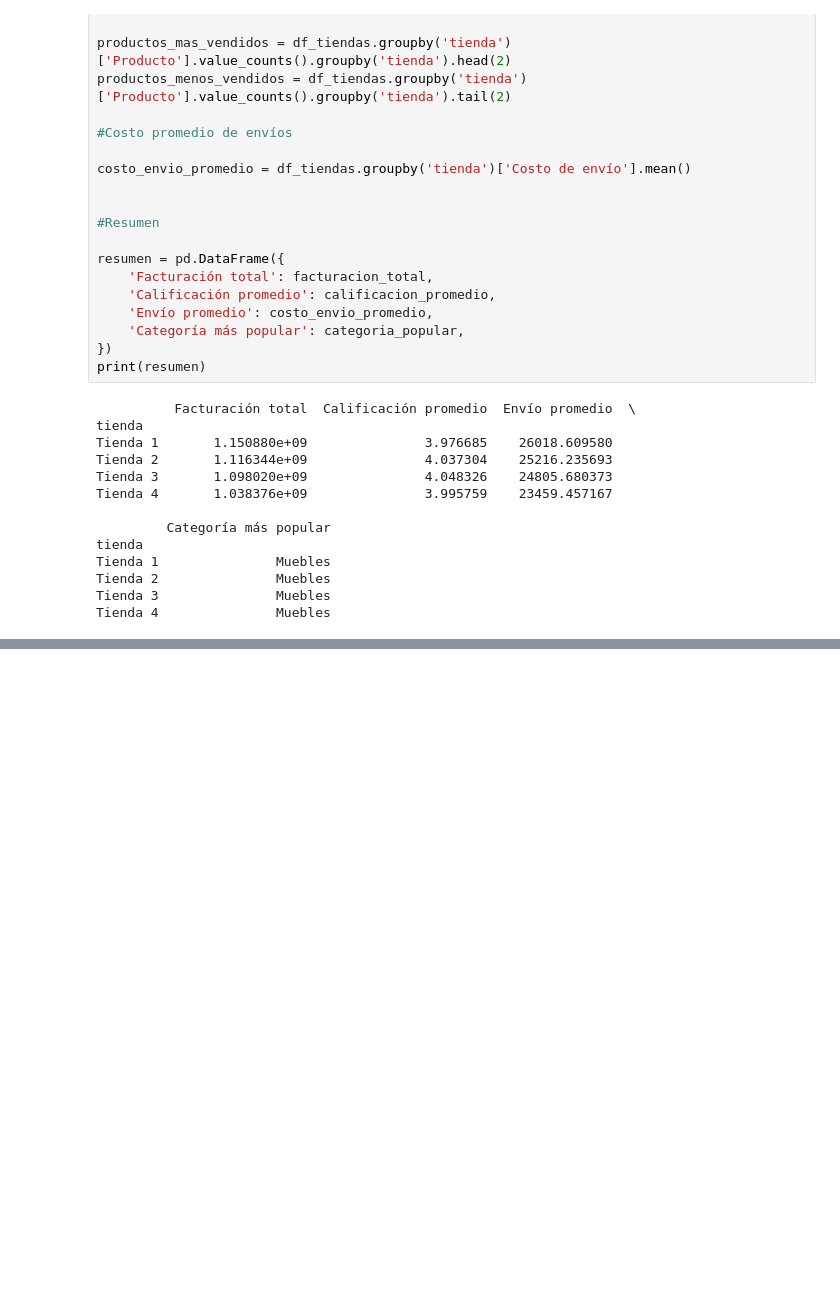
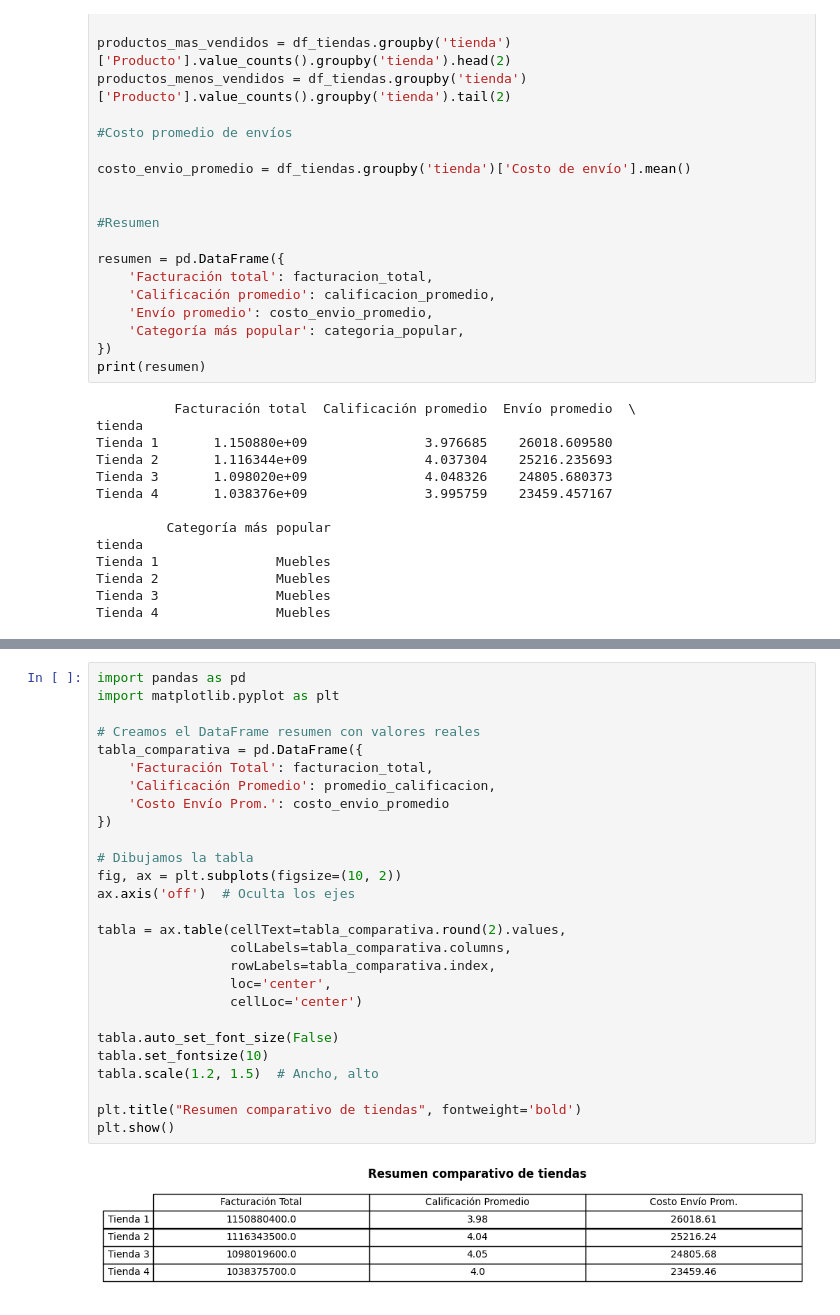
Before and after one commit to DaniBntz/AluraStore, a Jupyter notebook: Challenge_AluraStoreLatam.ipynb, the cells around one changed output, grey strips where cells are left out. Saved outputs shown, nothing was run; the diff lists cells and outputs as text; blank space fills up the shorter version.

Commit message:
Resumen

```diff
--- a/Challenge_AluraStoreLatam.ipynb
+++ b/Challenge_AluraStoreLatam.ipynb
@@ -668,0 +671,29 @@ plt.show()
+# %%
+import pandas as pd
+import matplotlib.pyplot as plt
+
+# Creamos el DataFrame resumen con valores reales
+tabla_comparativa = pd.DataFrame({
+    'Facturación Total': facturacion_total,
+    'Calificación Promedio': promedio_calificacion,
+    'Costo Envío Prom.': costo_envio_promedio
+})
+
+# Dibujamos la tabla
+fig, ax = plt.subplots(figsize=(10, 2))
+ax.axis('off')  # Oculta los ejes
+
+tabla = ax.table(cellText=tabla_comparativa.round(2).values,
+                 colLabels=tabla_comparativa.columns,
+                 rowLabels=tabla_comparativa.index,
+                 loc='center',
+                 cellLoc='center')
+
+tabla.auto_set_font_size(False)
+tabla.set_fontsize(10)
+tabla.scale(1.2, 1.5)  # Ancho, alto
+
+plt.title("Resumen comparativo de tiendas", fontweight='bold')
+plt.show()
+# %% [output]
+[figure, added]
```
Also changed, not shown: parts of 5 cells of this notebook.
